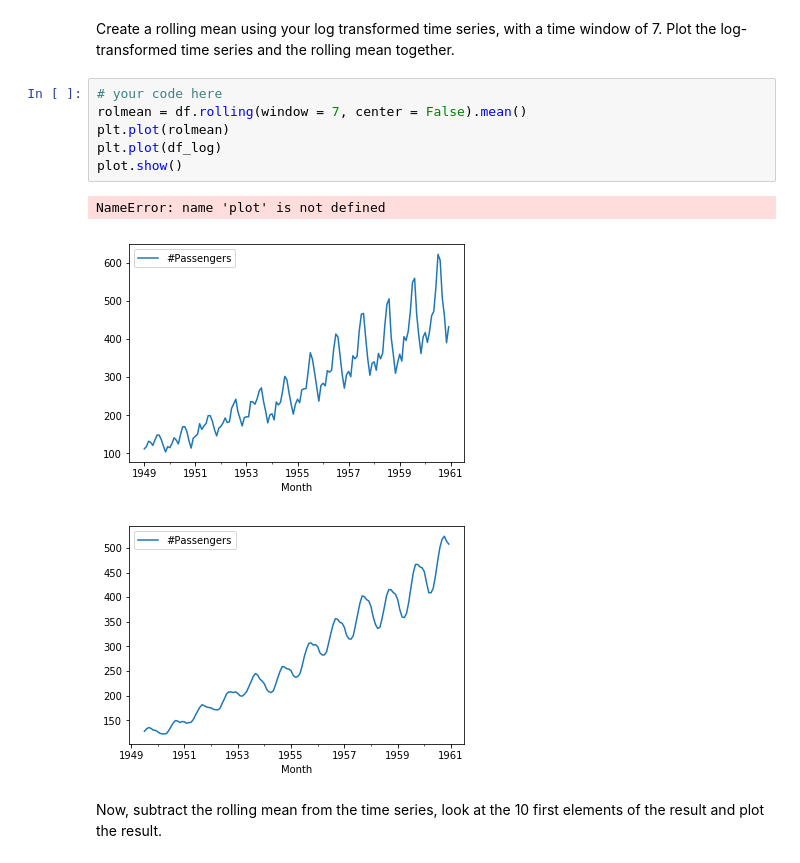
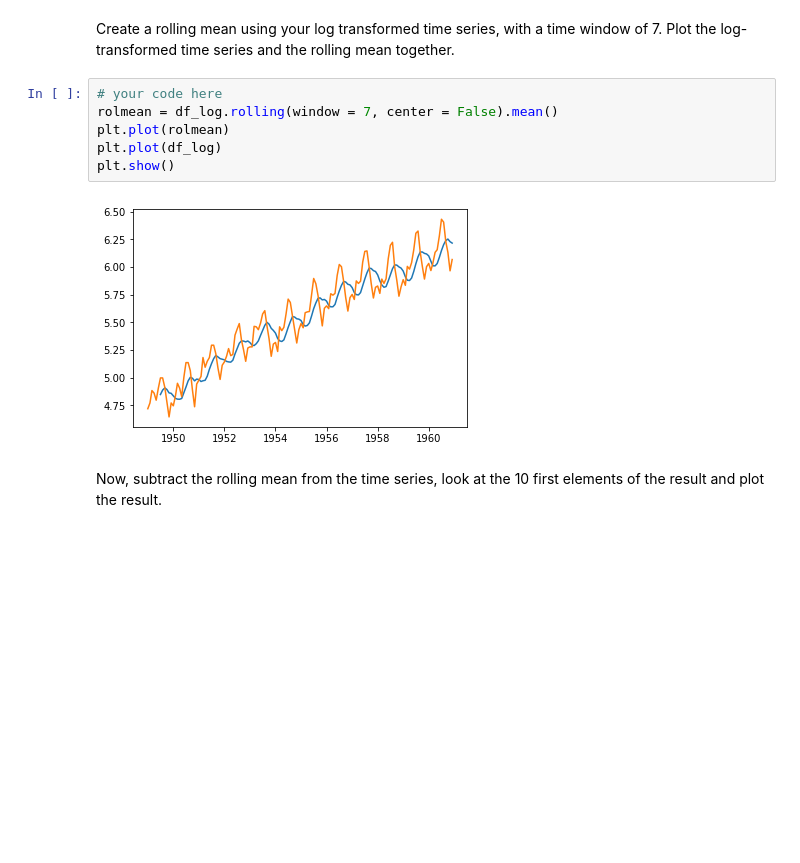
Before and after one commit to justinlee3/dsc-enterprise-hsbc-removing-trends-lab-hsbc-ds-081319, a Jupyter notebook: index.ipynb, the cells around one changed output. Drawn from its saved outputs; the diff is of its cells as text; blank space fills up the shorter version.

```diff
--- a/index.ipynb
+++ b/index.ipynb
@@ -133,14 +133,12 @@ moving forward, let's keep working with the log transformed data before subtract
 Create a rolling mean using your log transformed time series, with a time window of 7. Plot the log-transformed time series and the rolling mean together.
 # %%
 # your code here
-rolmean = df.rolling(window = 7, center = False).mean()
+rolmean = df_log.rolling(window = 7, center = False).mean()
 plt.plot(rolmean)
 plt.plot(df_log)
-plot.show()
+plt.show()
 # %% [output]
-NameError: name 'plot' is not defined
-[figure, old version]
+[figure, new version]
-[figure, removed]
 # %% [markdown]
 Now, subtract the rolling mean from the time series, look at the 10 first elements of the result and plot the result.
 # %%
```
